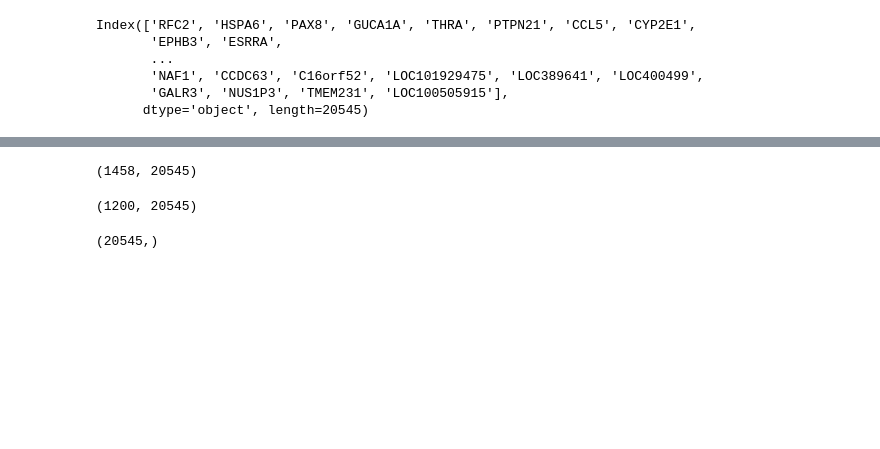
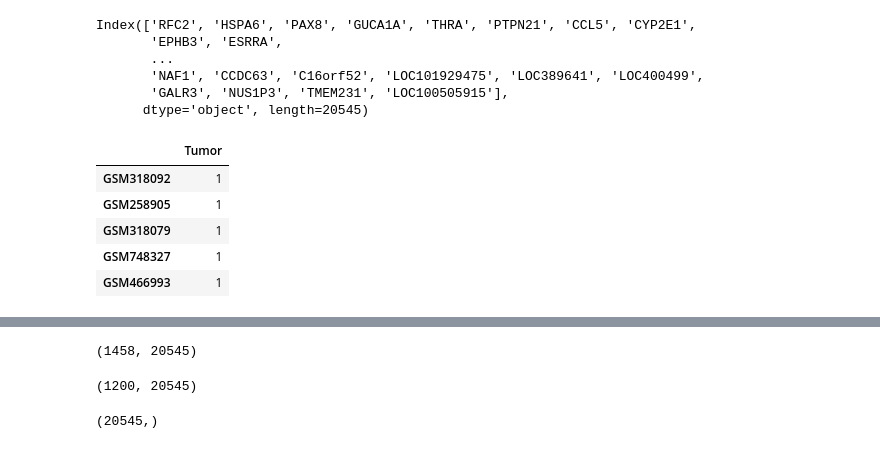
Before and after one commit to Jantunev/ProyectoML, a Jupyter notebook: 1_OrdenarData.ipynb, the cells around one changed output, grey strips where cells are left out. Saved outputs shown, nothing was run; the diff lists cells and outputs as text; code cells hidden in the pictures; blank space fills up the shorter version.

```diff
--- a/1_OrdenarData.ipynb
+++ b/1_OrdenarData.ipynb
@@ -305,6 +343,15 @@ Index(['RFC2', 'HSPA6', 'PAX8', 'GUCA1A', 'THRA', 'PTPN21', 'CCL5', 'CYP2E1',
        'NAF1', 'CCDC63', 'C16orf52', 'LOC101929475', 'LOC389641', 'LOC400499',
        'GALR3', 'NUS1P3', 'TMEM231', 'LOC100505915'],
       dtype='object', length=20545)
+# %%
+y_train.head()
+# %% [output]
+|  | Tumor |
+| GSM318092 | 1 |
+| GSM258905 | 1 |
+| GSM318079 | 1 |
+| GSM748327 | 1 |
+| GSM466993 | 1 |
 # %%
 X_train.head()
 # %% [output]
```
Also changed, not shown: parts of 17 cells of this notebook.
